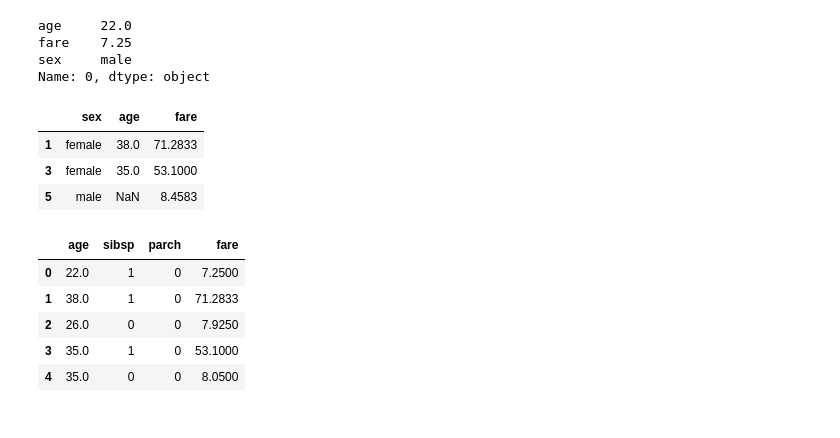
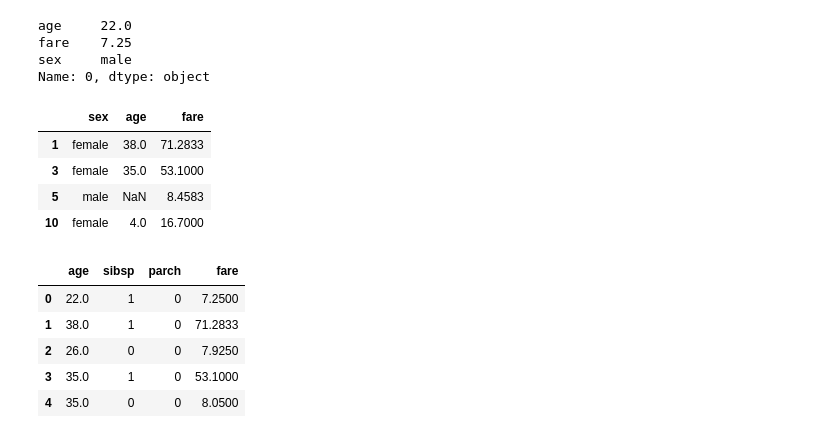
Before and after one commit to TeslimAdeyanju/studynote1-Python-for-Finance-Data-Science-My-Learning-Journey, a Jupyter notebook: 4_python_pandas_data_analysis/1_series_df_series/2_pandas_series_access_selection.ipynb, the cells around one changed output. Saved outputs shown, nothing was run; the diff lists cells and outputs as text; code cells hidden in the pictures.

```diff
--- a/4_python_pandas_data_analysis/1_series_df_series/2_pandas_series_access_selection.ipynb
+++ b/4_python_pandas_data_analysis/1_series_df_series/2_pandas_series_access_selection.ipynb
@@ -87,12 +86,13 @@ fare    7.25
 sex     male
 Name: 0, dtype: object
 # %%
-df.loc[[1, 3, 5], ['sex', 'age', 'fare']]
+df.loc[[1, 3, 5, 10], ['sex', 'age', 'fare']]
 # %% [output]
 |  | sex | age | fare |
 | 1 | female | 38.0 | 71.2833 |
 | 3 | female | 35.0 | 53.1000 |
 | 5 | male | NaN | 8.4583 |
+| 10 | female | 4.0 | 16.7000 |
 # %%
 df.loc[0:4, 'age':'fare']
 # %% [output]
```
Also changed, not shown: parts of 32 cells of this notebook, 1 other file.
